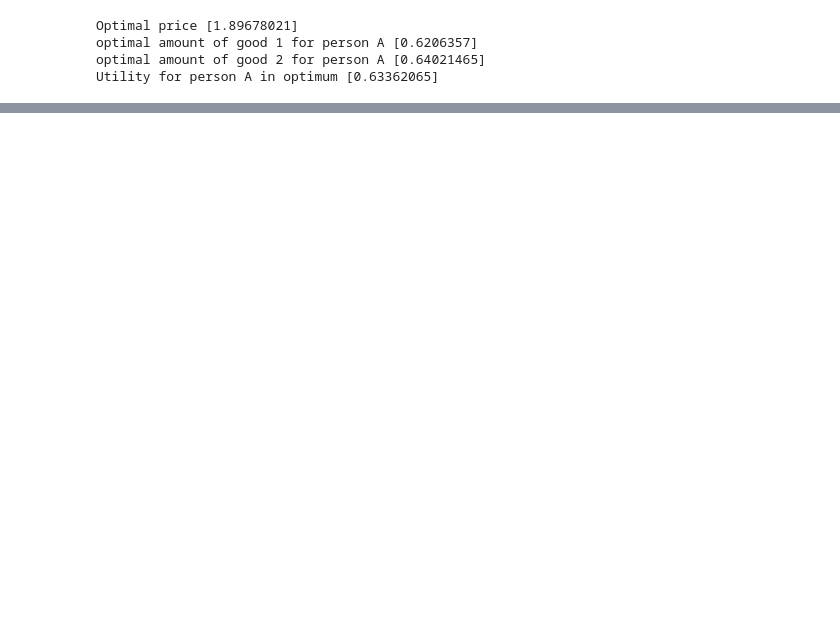
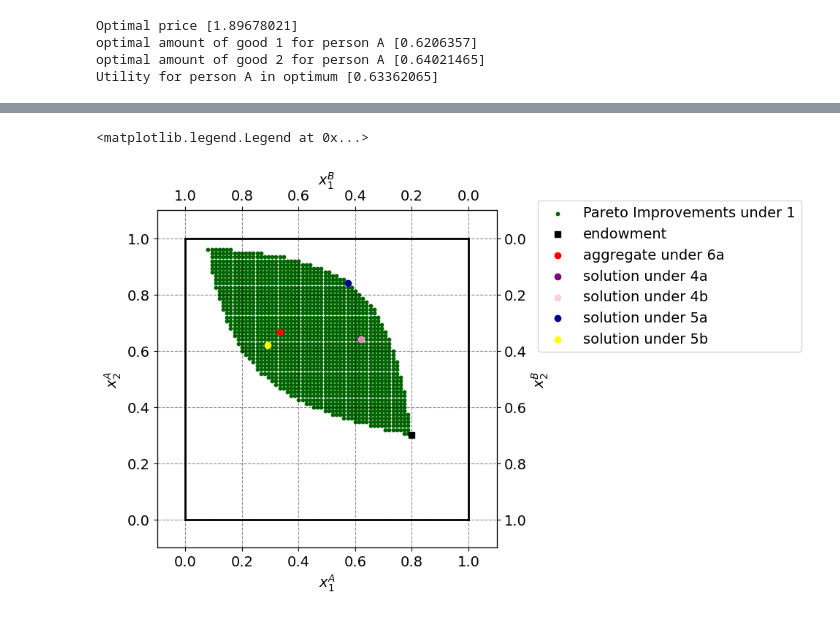
Before and after one commit to NumEconCopenhagen/projects-2024-darja-eloise-christian, a Jupyter notebook: inauguralproject/DEC_inauguralproject.ipynb, the cells around one changed output, grey strips where cells are left out. Drawn from its saved outputs; the diff is of its cells as text; code cells hidden in the pictures; blank space fills up the shorter version.

```diff
--- a/inauguralproject/DEC_inauguralproject.ipynb
+++ b/inauguralproject/DEC_inauguralproject.ipynb
@@ -296,0 +346,18 @@ Utility for person A in optimum [0.63362065]
+# %%
+## for consumer B needs to be as well off as with his endowment
+constraints = ({'type': 'ineq', 'fun': lambda x: model.utility_B(1 - x[0], 1 - x[1]) - model.utility_B(model.par.w1A, model.par.w2A)})
+## bounds for solutions
+bounds = ((0, 1), (0, 1))
+
+# c. call solver, use SLSQP
+initial_guess = [0.5, 0.5]
+## slsqp as method can deal with bounds und constrains
+sol_case2 = optimize.minimize(
+    model.negative_utility_A_5b, initial_guess,
+    method='SLSQP', bounds=bounds, constraints=constraints)
+
+x1_optimal_5b = sol_case2.x[0]
+x2_optimal_5b = sol_case2.x[1]
+print("Optimal amount of good 1 for person A:",sol_case2.x[0]) ## optimal amount for person A of good 1
+print("Optimal amount of good 2 for person A:",sol_case2.x[1]) ## optimal amount for person A of good 2
+print("Maximized utility for person A:", model.utility_A(x1_optimal_5b, x2_optimal_5b))
@@ -296,0 +439,46 @@ Utility for person A in optimum [0.63362065]
+# %%
+# b. figure set up
+fig = plt.figure(frameon=False,figsize=(6,6), dpi=100)
+ax_A = fig.add_subplot(1, 1, 1)
+
+ax_A.set_xlabel("$x_1^A$")
+ax_A.set_ylabel("$x_2^A$")
+
+temp = ax_A.twinx()
+temp.set_ylabel("$x_2^B$")
+ax_B = temp.twiny()
+ax_B.set_xlabel("$x_1^B$")
+ax_B.invert_xaxis()
+ax_B.invert_yaxis()
+
+# limits
+ax_A.plot([0,w1bar],[0,0],lw=2,color='black')
+ax_A.plot([0,w1bar],[w2bar,w2bar],lw=2,color='black')
+ax_A.plot([0,0],[0,w2bar],lw=2,color='black')
+ax_A.plot([w1bar,w1bar],[0,w2bar],lw=2,color='black')
+
+ax_A.set_xlim([-0.1, w1bar + 0.1])
+ax_A.set_ylim([-0.1, w2bar + 0.1])
+ax_B.set_xlim([w1bar + 0.1, -0.1])
+ax_B.set_ylim([w2bar + 0.1, -0.1])
+
+#Plotting Pareto improvements, initial endowment and previous solutions of the different tasks
+pareto_improvements = np.array(pareto_improvements)
+ax_A.scatter(pareto_improvements[:, 0], pareto_improvements[:, 1], color='darkgreen', label='Pareto Improvements under 1', s=10)
+ax_A.scatter(par.w1A,par.w2A,marker='s',color='black',label='endowment')
+## plotting 6b
+ax_A.scatter(xA1_optimal, xA2_optimal,marker='o',color='red',label='aggregate under 6a')
+## plotting 4a
+ax_A.scatter(x1_0, x2_0, marker = 'o', color = "purple", label = "solution under 4a")
+## plotting 4b
+ax_A.scatter(x1_sol_4b, x2_sol_4b, marker = 'o', color = "pink", alpha = 0.7, label = "solution under 4b")
+## plotting 5a
+ax_A.scatter(x_start[0], x_start[1], marker = 'o', color = "darkblue", label = "solution under 5a")
+## plotting 5b
+ax_A.scatter(x1_optimal_5b, x2_optimal_5b, marker = 'o', color = "yellow", label = "solution under 5b")
+
+## add legend with pareto improvments, initial endowments and all solutions of the previous tasks
+ax_A.legend(bbox_to_anchor=(1.1, 1.05)) ## adding bbox_to_anchor to shift the plot a bit out of the plot!
+# %% [output]
+<matplotlib.legend.Legend at 0x...>
+[figure, added]
```
Also changed, not shown: parts of 19 cells of this notebook.
